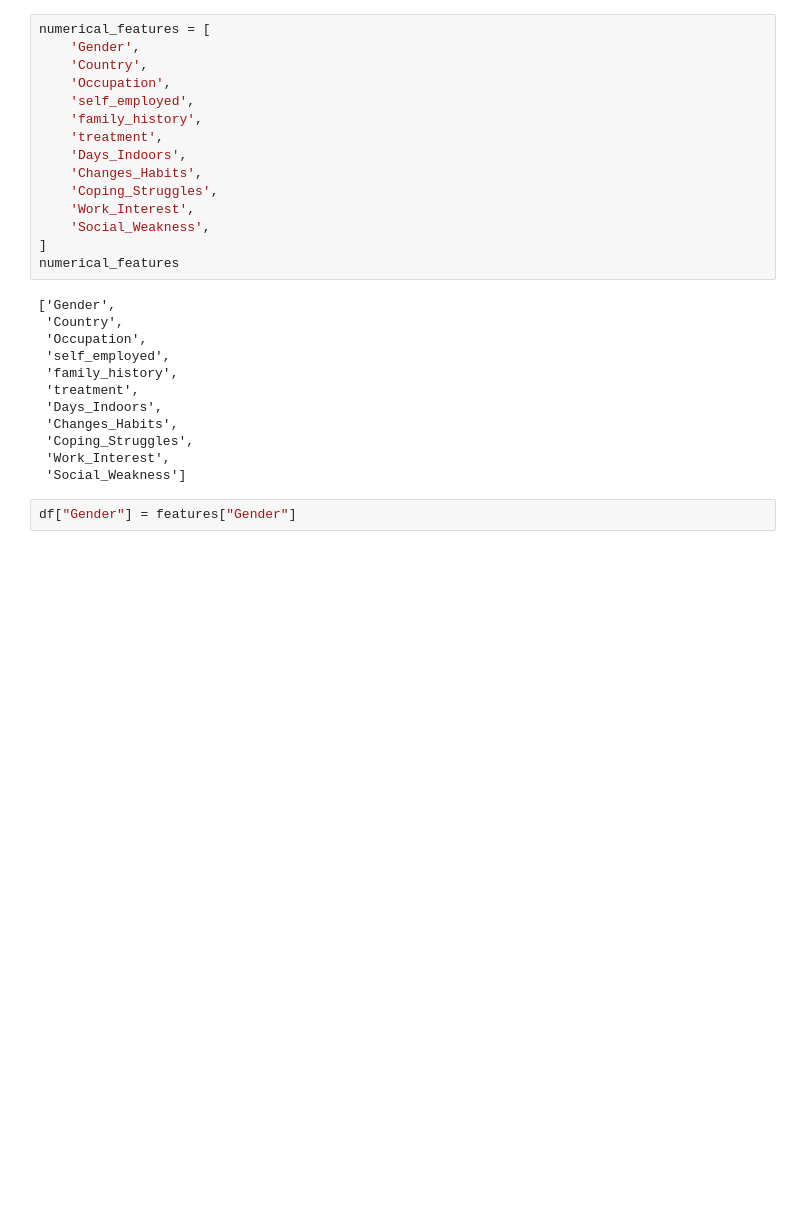
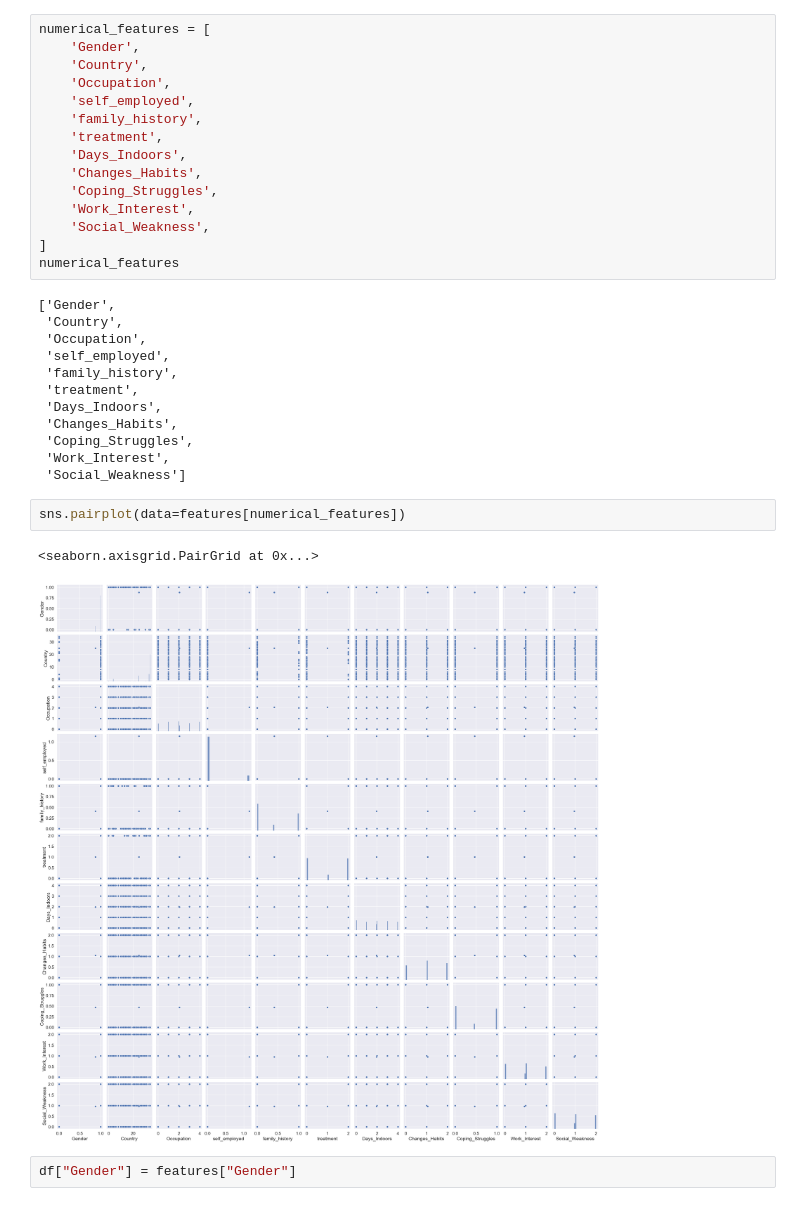
Before and after one commit to bhandariarun/KMC_Project, a Jupyter notebook: Minor_Project_Machine_Learning.ipynb, the cells around one changed output. Drawn from its saved outputs; the diff is of its cells as text; blank space fills up the shorter version.

Commit message:
Mini Project of Data Science and Machine Learning

```diff
--- a/Minor_Project_Machine_Learning.ipynb
+++ b/Minor_Project_Machine_Learning.ipynb
@@ -525,6 +525,11 @@ numerical_features
  'Coping_Struggles',
  'Work_Interest',
  'Social_Weakness']
+# %%
+sns.pairplot(data=features[numerical_features])
+# %% [output]
+<seaborn.axisgrid.PairGrid at 0x...>
+[figure, added]
 # %%
 df["Gender"] = features["Gender"]
 # %%
```
Also changed, not shown: parts of 12 cells of this notebook.
